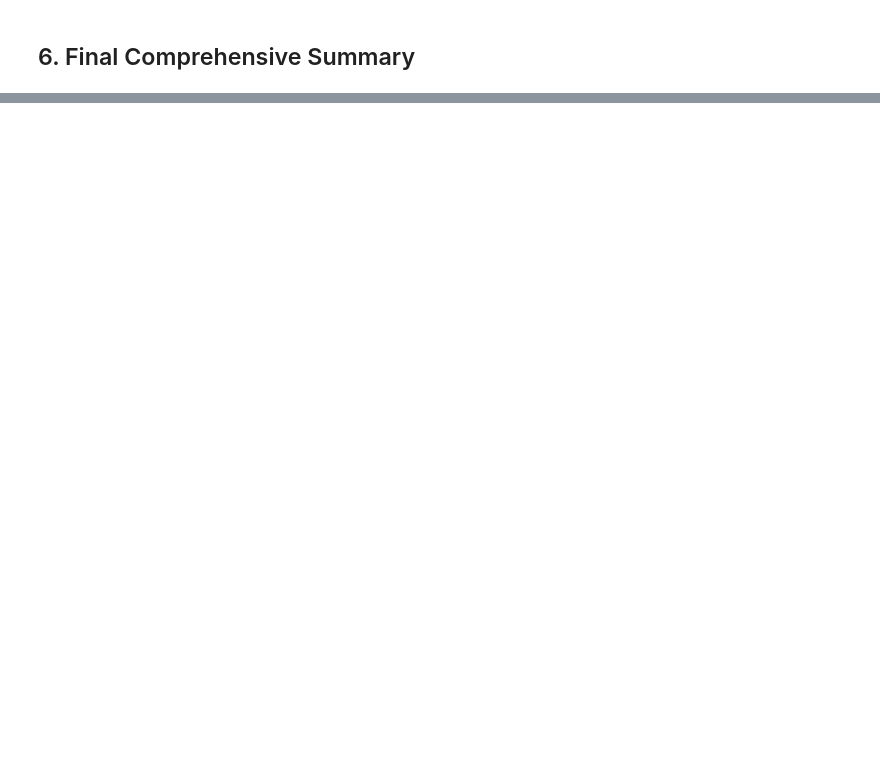
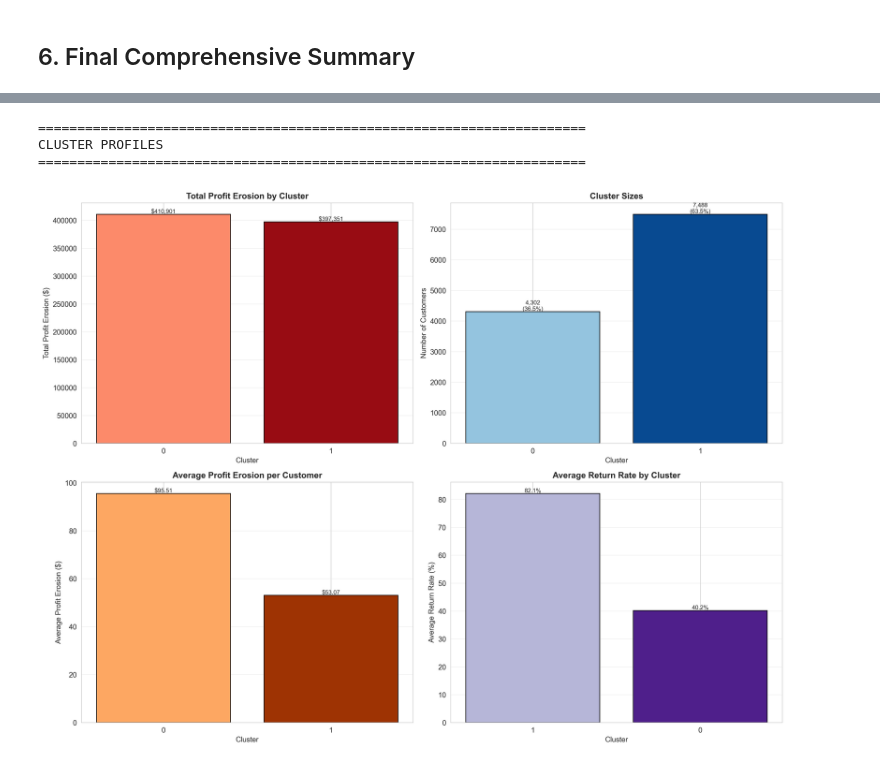
Before and after one commit to kojounfc/unfc-capstone-project-1, a Jupyter notebook: notebooks/rq2_analysis.ipynb, the cells around one changed output, grey strips where cells are left out. Cells and saved outputs as stored; diff of their text form; code cells hidden in the pictures; blank space fills up the shorter version.

```diff
--- a/notebooks/rq2_analysis.ipynb
+++ b/notebooks/rq2_analysis.ipynb
@@ -947,0 +1233,11 @@ print('\n' + '='*70)
+# %%
+# Display cluster profiles
+print('\n' + '='*70)
+print('CLUSTER PROFILES')
+print('='*70)
+display(Image(filename=str(fig_dir / 'cluster_profiles.png')))
+# %% [output]
+======================================================================
+CLUSTER PROFILES
+======================================================================
+[figure, added]
```
Also changed, not shown: parts of 27 cells of this notebook.
